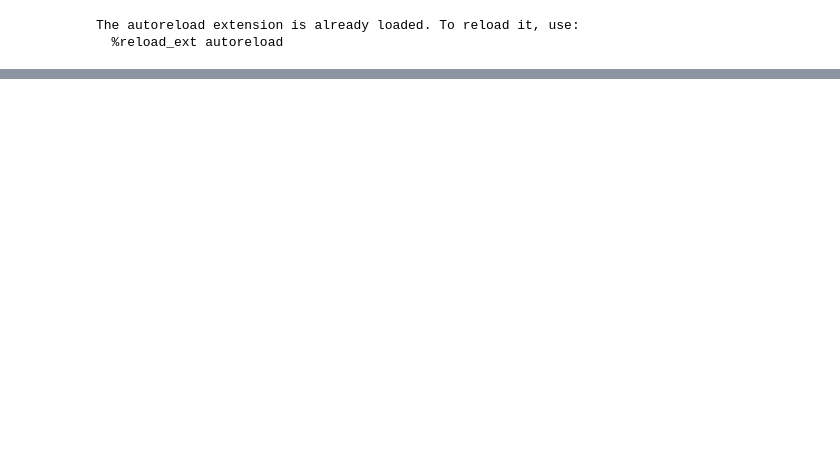
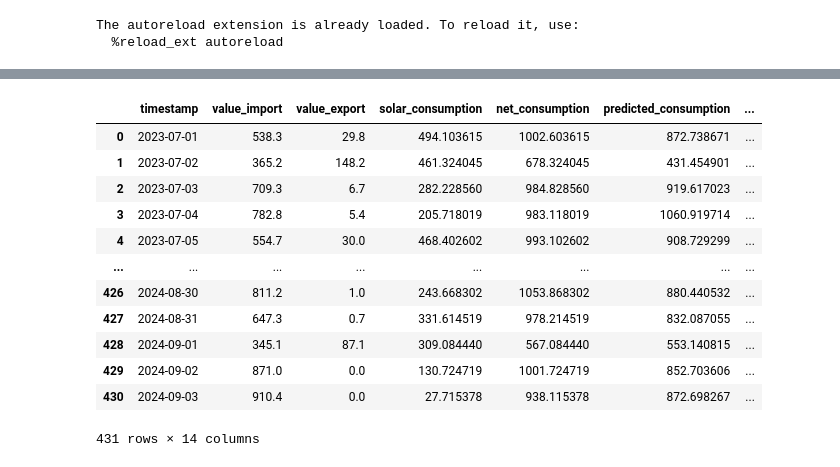
Before and after one commit to MatsNissen-Lie/SolarEnergyImpact, a Jupyter notebook: src/analysis.ipynb, the cells around one changed output, grey strips where cells are left out. Saved outputs shown, nothing was run; the diff lists cells and outputs as text; code cells hidden in the pictures; blank space fills up the shorter version.

```diff
--- a/src/analysis.ipynb
+++ b/src/analysis.ipynb
@@ -40,0 +70,17 @@ rgba(144, 238, 144, 0.0.3)
+# %%
+daily = pipe.get_daily_consumption(BuilingIdsEnum.MAIN)
+daily
+# %% [output]
+|  | timestamp | value_import | value_export | solar_consumption | net_consumption | predicted_consumption | ... |
+| 0 | 2023-07-01 | 538.3 | 29.8 | 494.103615 | 1002.603615 | 872.738671 | ... |
+| 1 | 2023-07-02 | 365.2 | 148.2 | 461.324045 | 678.324045 | 431.454901 | ... |
+| 2 | 2023-07-03 | 709.3 | 6.7 | 282.228560 | 984.828560 | 919.617023 | ... |
+| 3 | 2023-07-04 | 782.8 | 5.4 | 205.718019 | 983.118019 | 1060.919714 | ... |
+| 4 | 2023-07-05 | 554.7 | 30.0 | 468.402602 | 993.102602 | 908.729299 | ... |
+| ... | ... | ... | ... | ... | ... | ... | ... |
+| 426 | 2024-08-30 | 811.2 | 1.0 | 243.668302 | 1053.868302 | 880.440532 | ... |
+| 427 | 2024-08-31 | 647.3 | 0.7 | 331.614519 | 978.214519 | 832.087055 | ... |
+| 428 | 2024-09-01 | 345.1 | 87.1 | 309.084440 | 567.084440 | 553.140815 | ... |
+| 429 | 2024-09-02 | 871.0 | 0.0 | 130.724719 | 1001.724719 | 852.703606 | ... |
+| 430 | 2024-09-03 | 910.4 | 0.0 | 27.715378 | 938.115378 | 872.698267 | ... |
+431 rows × 14 columns
```
Also changed, not shown: parts of 5 cells of this notebook, 5 other files.
